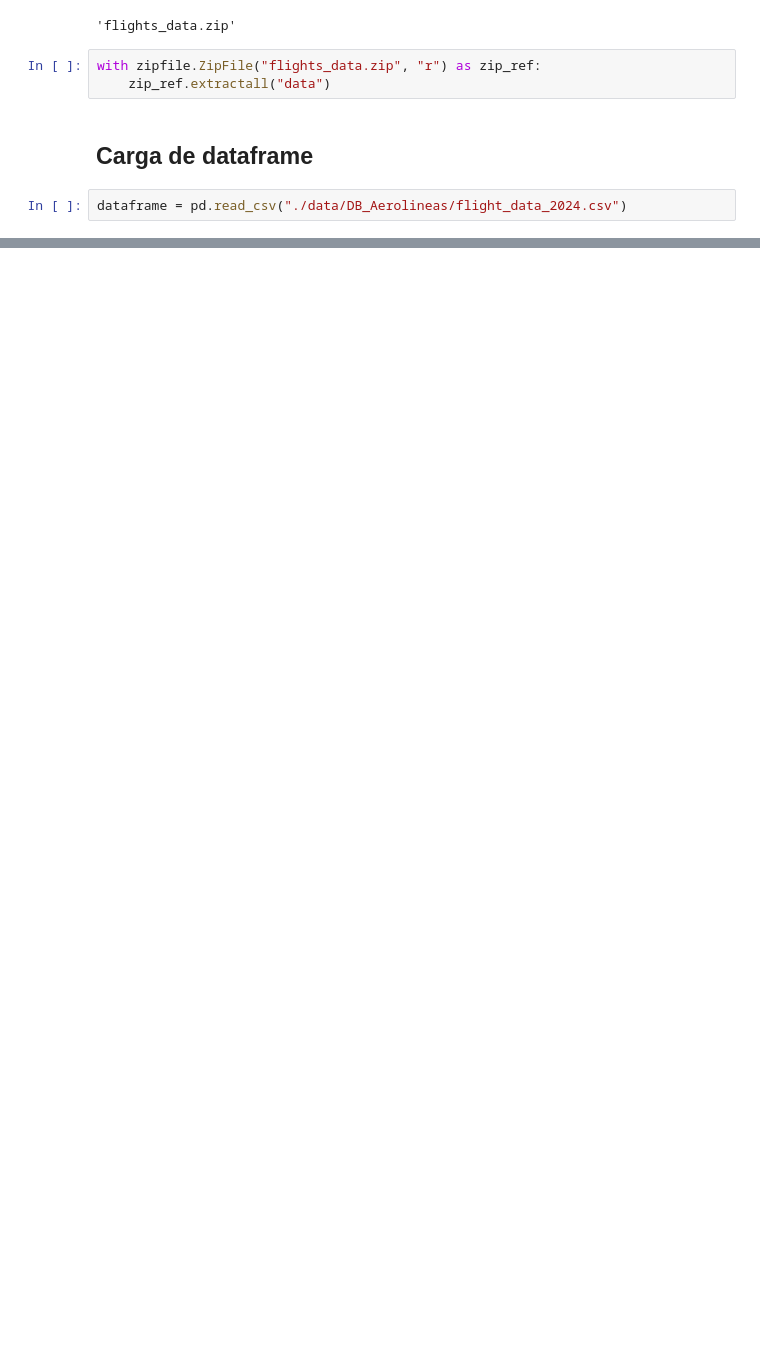
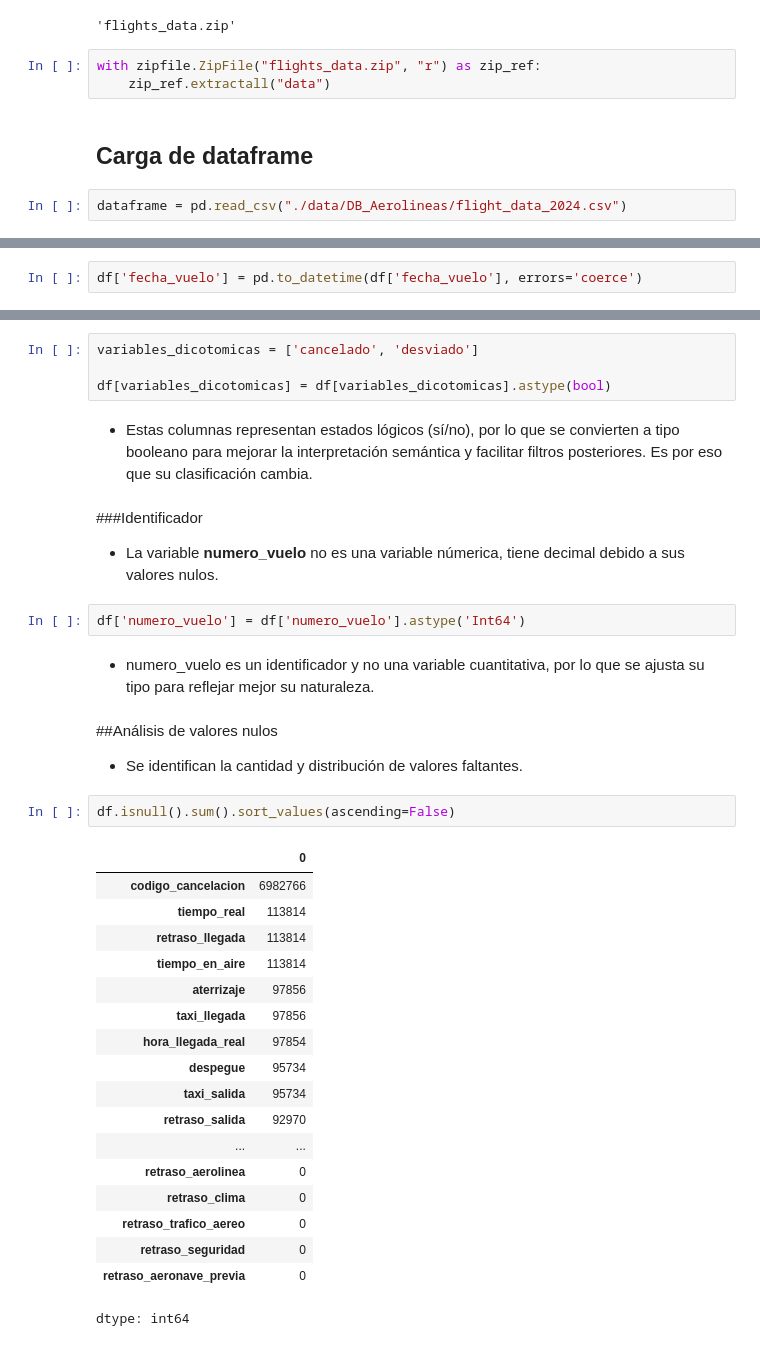
Before and after one commit to d4nye1/flight_on_time_mvp_H12-25-L-Equipo33, a Jupyter notebook: data-science/DataScience.ipynb, the cells around one changed output, grey strips where cells are left out. Drawn from its saved outputs; the diff is of its cells as text; blank space fills up the shorter version.

```diff
--- a/data-science/DataScience.ipynb
+++ b/data-science/DataScience.ipynb
@@ -65,0 +223,2 @@ dataframe.head()
+# %%
+df['fecha_vuelo'] = pd.to_datetime(df['fecha_vuelo'], errors='coerce')
@@ -65,0 +235,47 @@ dataframe.head()
+# %%
+variables_dicotomicas = ['cancelado', 'desviado']
+
+df[variables_dicotomicas] = df[variables_dicotomicas].astype(bool)
+# %% [markdown]
+
+
+*   Estas columnas representan estados lógicos (sí/no), por lo que se convierten a tipo booleano para mejorar la interpretación semántica y facilitar filtros posteriores.
+Es por eso que su clasificación cambia.
+# %% [markdown]
+###Identificador
+
+
+*   La variable **numero_vuelo** no es una variable númerica, tiene decimal debido a sus valores nulos.
+# %%
+df['numero_vuelo'] = df['numero_vuelo'].astype('Int64')
+# %% [markdown]
+
+
+*  numero_vuelo es un identificador y no una variable cuantitativa, por lo que se ajusta su tipo para reflejar mejor su naturaleza.
+# %% [markdown]
+##Análisis de valores nulos
+
+
+
+*   Se identifican la cantidad y distribución de valores faltantes.
+# %%
+df.isnull().sum().sort_values(ascending=False)
+# %% [output]
+|  | 0 |
+| codigo_cancelacion | 6982766 |
+| tiempo_real | 113814 |
+| retraso_llegada | 113814 |
+| tiempo_en_aire | 113814 |
+| aterrizaje | 97856 |
+| taxi_llegada | 97856 |
+| hora_llegada_real | 97854 |
+| despegue | 95734 |
+| taxi_salida | 95734 |
+| retraso_salida | 92970 |
+| ... | ... |
+| retraso_aerolinea | 0 |
+| retraso_clima | 0 |
+| retraso_trafico_aereo | 0 |
+| retraso_seguridad | 0 |
+| retraso_aeronave_previa | 0 |
+dtype: int64
```
Also changed, not shown: parts of 75 cells of this notebook.
